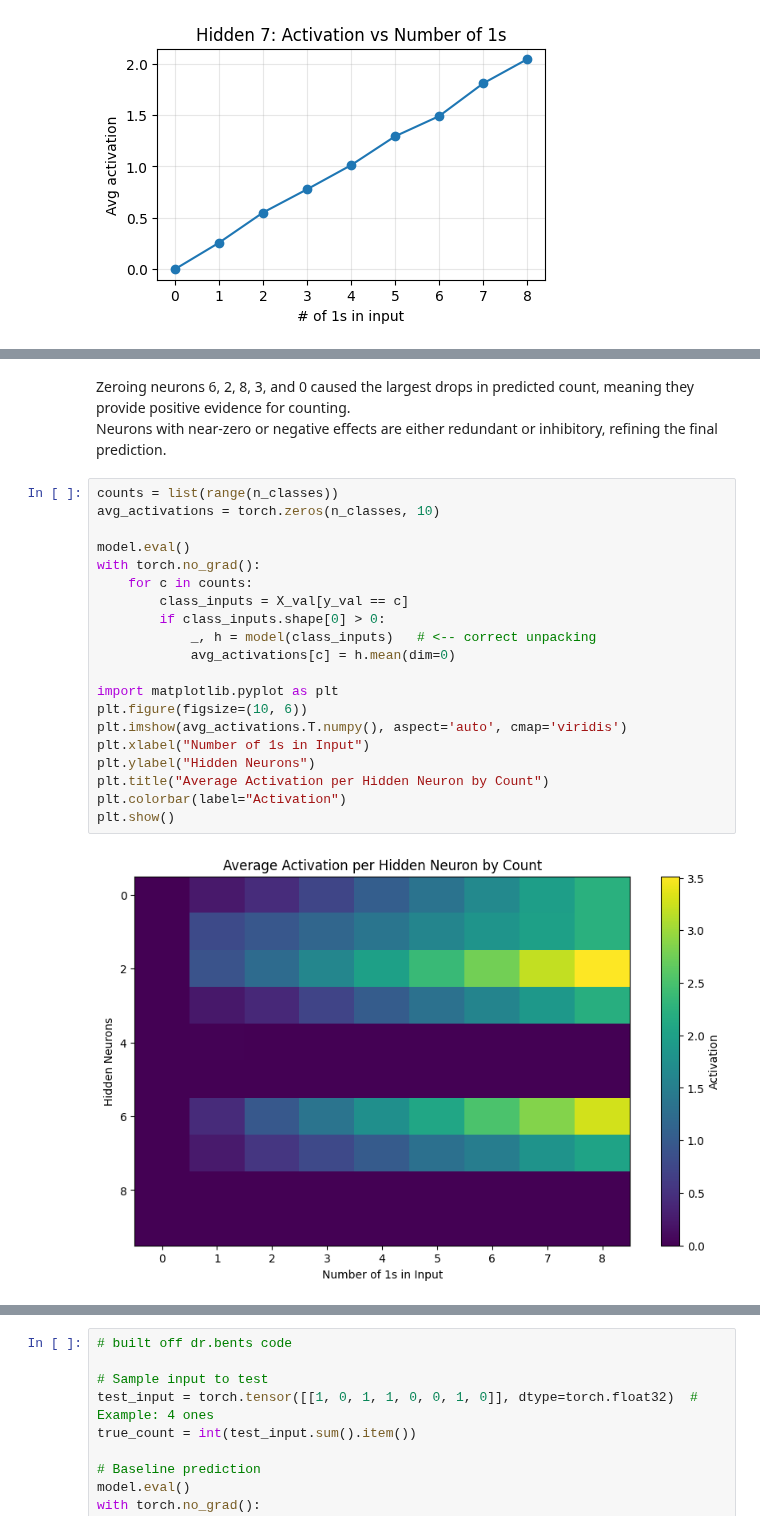
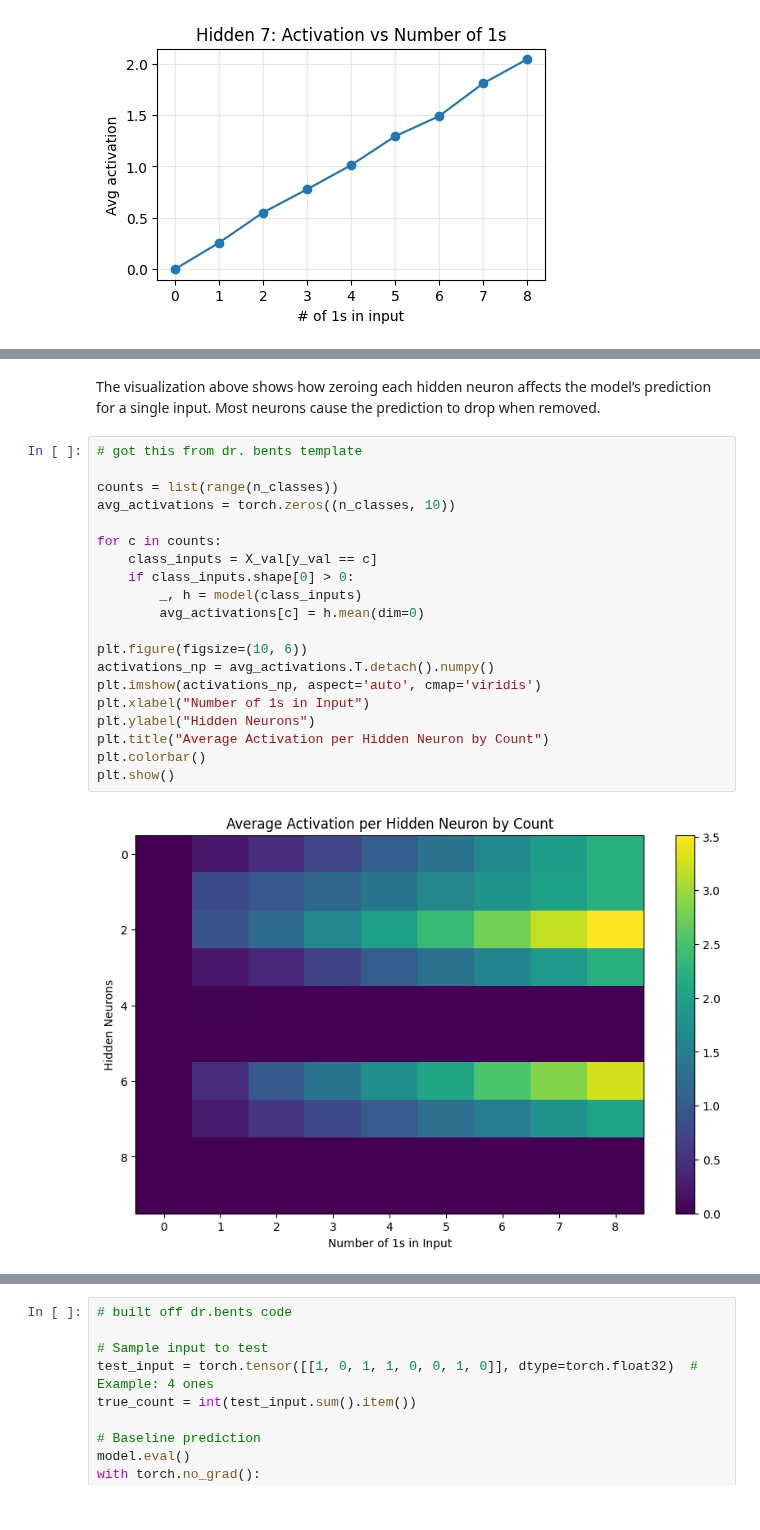
Before and after one commit to ericiortega/aipi590-xai-fall2025, a Jupyter notebook: assignments/mechanistic_interpretability/mechanistic_interpretability.ipynb, the cells around one changed output, grey strips where cells are left out. Cells and saved outputs as stored; diff of their text form.

```diff
--- a/assignments/mechanistic_interpretability/mechanistic_interpretability.ipynb
+++ b/assignments/mechanistic_interpretability/mechanistic_interpretability.ipynb
@@ -356,25 +339,24 @@ Neuron 0: prediction decreased by 0.31
-# %% [markdown]
-Zeroing neurons 6, 2, 8, 3, and 0 caused the largest drops in predicted count, meaning they provide positive evidence for counting.
-Neurons with near-zero or negative effects are either redundant or inhibitory, refining the final prediction.
+# %% [markdown]
+The visualization above shows how zeroing each hidden neuron affects the model’s prediction for a single input. Most neurons cause the prediction to drop when removed.
 # %%
+# got this from dr. bents template
+
 counts = list(range(n_classes))
-avg_activations = torch.zeros(n_classes, 10)
+avg_activations = torch.zeros((n_classes, 10))
 
-model.eval()
-with torch.no_grad():
-    for c in counts:
-        class_inputs = X_val[y_val == c]
-        if class_inputs.shape[0] > 0:
-            _, h = model(class_inputs)   # <-- correct unpacking
-            avg_activations[c] = h.mean(dim=0)
+for c in counts:
+    class_inputs = X_val[y_val == c]
+    if class_inputs.shape[0] > 0:
+        _, h = model(class_inputs)
+        avg_activations[c] = h.mean(dim=0)
 
-import matplotlib.pyplot as plt
 plt.figure(figsize=(10, 6))
-plt.imshow(avg_activations.T.numpy(), aspect='auto', cmap='viridis')
+activations_np = avg_activations.T.detach().numpy()
+plt.imshow(activations_np, aspect='auto', cmap='viridis')
 plt.xlabel("Number of 1s in Input")
 plt.ylabel("Hidden Neurons")
 plt.title("Average Activation per Hidden Neuron by Count")
-plt.colorbar(label="Activation")
+plt.colorbar()
 plt.show()
 # %% [output]
-[figure, old version]
+[figure, new version]
```
Also changed, not shown: parts of 20 cells of this notebook.
